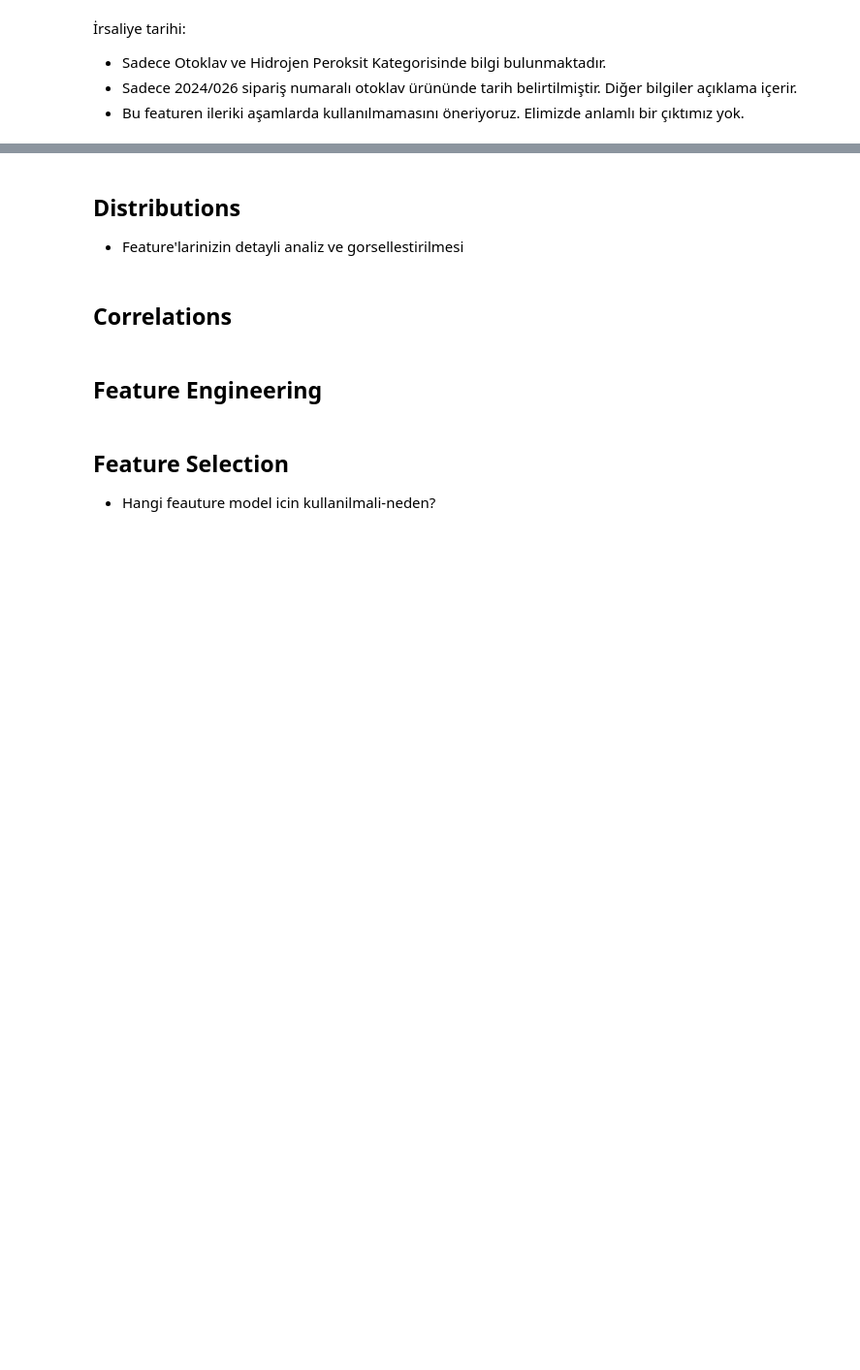
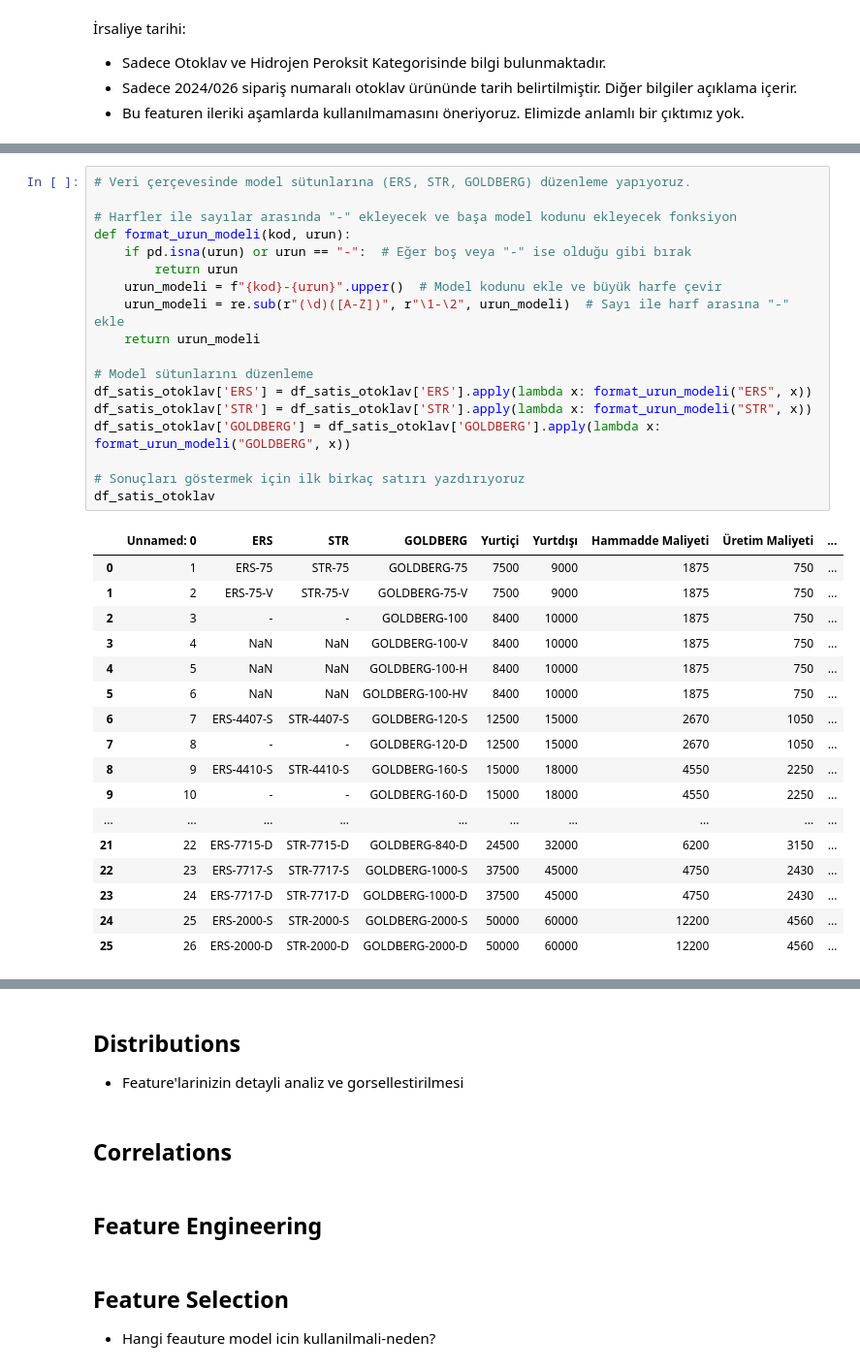
Before and after one commit to Duygu-Jones/LLM_Playground, a Jupyter notebook: 01_EDA/KATEGORILER/01_Otoklav_Oksijen/FNur/FNUR_EDA_NOTEBOOK_OTOKLAV_OKSIJEN_SATIS.ipynb, the cells around one changed output, grey strips where cells are left out. Shown at 97% size. Saved outputs shown, nothing was run; the diff lists cells and outputs as text; blank space fills up the shorter version.

```diff
--- a/01_EDA/KATEGORILER/01_Otoklav_Oksijen/FNur/FNUR_EDA_NOTEBOOK_OTOKLAV_OKSIJEN_SATIS.ipynb
+++ b/01_EDA/KATEGORILER/01_Otoklav_Oksijen/FNur/FNUR_EDA_NOTEBOOK_OTOKLAV_OKSIJEN_SATIS.ipynb
@@ -1293,0 +1318,36 @@ df_kategori_copy = df_kategori.copy()
+# %%
+# Veri çerçevesinde model sütunlarına (ERS, STR, GOLDBERG) düzenleme yapıyoruz.
+
+# Harfler ile sayılar arasında "-" ekleyecek ve başa model kodunu ekleyecek fonksiyon
+def format_urun_modeli(kod, urun):
+    if pd.isna(urun) or urun == "-":  # Eğer boş veya "-" ise olduğu gibi bırak
+        return urun
+    urun_modeli = f"{kod}-{urun}".upper()  # Model kodunu ekle ve büyük harfe çevir
+    urun_modeli = re.sub(r"(\d)([A-Z])", r"\1-\2", urun_modeli)  # Sayı ile harf arasına "-" ekle
+    return urun_modeli
+
+# Model sütunlarını düzenleme
+df_satis_otoklav['ERS'] = df_satis_otoklav['ERS'].apply(lambda x: format_urun_modeli("ERS", x))
+df_satis_otoklav['STR'] = df_satis_otoklav['STR'].apply(lambda x: format_urun_modeli("STR", x))
+df_satis_otoklav['GOLDBERG'] = df_satis_otoklav['GOLDBERG'].apply(lambda x: format_urun_modeli("GOLDBERG", x))
+
+# Sonuçları göstermek için ilk birkaç satırı yazdırıyoruz
+df_satis_otoklav
+# %% [output]
+|  | Unnamed: 0 | ERS | STR | GOLDBERG | Yurtiçi | Yurtdışı | Hammadde Maliyeti | Üretim Maliyeti | ... |
+| 0 | 1 | ERS-75 | STR-75 | GOLDBERG-75 | 7500 | 9000 | 1875 | 750 | ... |
+| 1 | 2 | ERS-75-V | STR-75-V | GOLDBERG-75-V | 7500 | 9000 | 1875 | 750 | ... |
+| 2 | 3 | - | - | GOLDBERG-100 | 8400 | 10000 | 1875 | 750 | ... |
+| 3 | 4 | NaN | NaN | GOLDBERG-100-V | 8400 | 10000 | 1875 | 750 | ... |
+| 4 | 5 | NaN | NaN | GOLDBERG-100-H | 8400 | 10000 | 1875 | 750 | ... |
+| 5 | 6 | NaN | NaN | GOLDBERG-100-HV | 8400 | 10000 | 1875 | 750 | ... |
+| 6 | 7 | ERS-4407-S | STR-4407-S | GOLDBERG-120-S | 12500 | 15000 | 2670 | 1050 | ... |
+| 7 | 8 | - | - | GOLDBERG-120-D | 12500 | 15000 | 2670 | 1050 | ... |
+| 8 | 9 | ERS-4410-S | STR-4410-S | GOLDBERG-160-S | 15000 | 18000 | 4550 | 2250 | ... |
+| 9 | 10 | - | - | GOLDBERG-160-D | 15000 | 18000 | 4550 | 2250 | ... |
+| ... | ... | ... | ... | ... | ... | ... | ... | ... | ... |
+| 21 | 22 | ERS-7715-D | STR-7715-D | GOLDBERG-840-D | 24500 | 32000 | 6200 | 3150 | ... |
+| 22 | 23 | ERS-7717-S | STR-7717-S | GOLDBERG-1000-S | 37500 | 45000 | 4750 | 2430 | ... |
+| 23 | 24 | ERS-7717-D | STR-7717-D | GOLDBERG-1000-D | 37500 | 45000 | 4750 | 2430 | ... |
+| 24 | 25 | ERS-2000-S | STR-2000-S | GOLDBERG-2000-S | 50000 | 60000 | 12200 | 4560 | ... |
+| 25 | 26 | ERS-2000-D | STR-2000-D | GOLDBERG-2000-D | 50000 | 60000 | 12200 | 4560 | ... |
```
Also changed, not shown: parts of 68 cells of this notebook, 3 other files.
